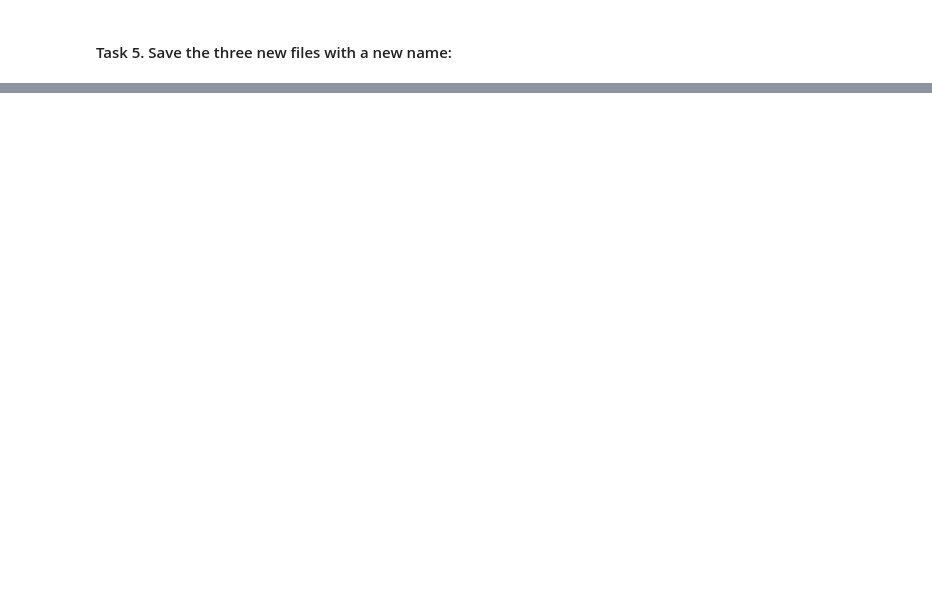
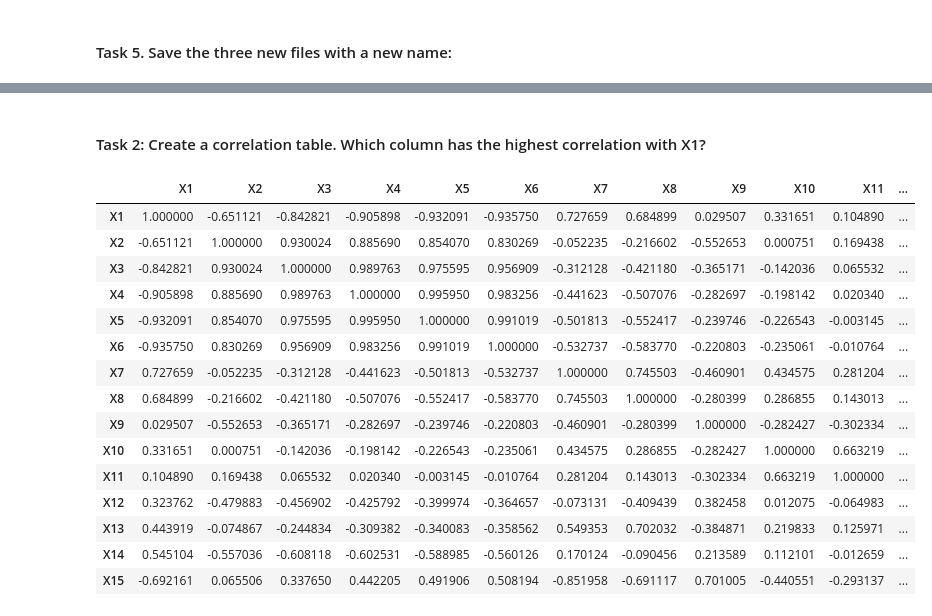
Before and after one commit to romaricoflores/bida406-predictive-analytics, a Jupyter notebook: week2/assignment1.ipynb, the cells around one changed output, grey strips where cells are left out. Cells and saved outputs as stored; diff of their text form; code cells hidden in the pictures; blank space fills up the shorter version.

Commit message:
Task 1 to 2a

```diff
--- a/week2/assignment1.ipynb
+++ b/week2/assignment1.ipynb
@@ -79,0 +271,25 @@ df_dropna.to_csv("Alfalfa-Dropped NaN.csv")
+# %% [markdown]
+#### Task 2: Create a correlation table. Which column has the highest correlation with X1?
+# %%
+#Creating a correlation table and saving it df_corrmatrix
+df_corrmatrix = df_pop0.corr()
+df_corrmatrix
+
+# NOTE: In a Pearson Correlation (i.e. default corr) a negative correlation means a low correlation.
+# %% [output]
+|  | X1 | X2 | X3 | X4 | X5 | X6 | X7 | X8 | X9 | X10 | X11 | ... |
+| X1 | 1.000000 | -0.651121 | -0.842821 | -0.905898 | -0.932091 | -0.935750 | 0.727659 | 0.684899 | 0.029507 | 0.331651 | 0.104890 | ... |
+| X2 | -0.651121 | 1.000000 | 0.930024 | 0.885690 | 0.854070 | 0.830269 | -0.052235 | -0.216602 | -0.552653 | 0.000751 | 0.169438 | ... |
+| X3 | -0.842821 | 0.930024 | 1.000000 | 0.989763 | 0.975595 | 0.956909 | -0.312128 | -0.421180 | -0.365171 | -0.142036 | 0.065532 | ... |
+| X4 | -0.905898 | 0.885690 | 0.989763 | 1.000000 | 0.995950 | 0.983256 | -0.441623 | -0.507076 | -0.282697 | -0.198142 | 0.020340 | ... |
+| X5 | -0.932091 | 0.854070 | 0.975595 | 0.995950 | 1.000000 | 0.991019 | -0.501813 | -0.552417 | -0.239746 | -0.226543 | -0.003145 | ... |
+| X6 | -0.935750 | 0.830269 | 0.956909 | 0.983256 | 0.991019 | 1.000000 | -0.532737 | -0.583770 | -0.220803 | -0.235061 | -0.010764 | ... |
+| X7 | 0.727659 | -0.052235 | -0.312128 | -0.441623 | -0.501813 | -0.532737 | 1.000000 | 0.745503 | -0.460901 | 0.434575 | 0.281204 | ... |
+| X8 | 0.684899 | -0.216602 | -0.421180 | -0.507076 | -0.552417 | -0.583770 | 0.745503 | 1.000000 | -0.280399 | 0.286855 | 0.143013 | ... |
+| X9 | 0.029507 | -0.552653 | -0.365171 | -0.282697 | -0.239746 | -0.220803 | -0.460901 | -0.280399 | 1.000000 | -0.282427 | -0.302334 | ... |
+| X10 | 0.331651 | 0.000751 | -0.142036 | -0.198142 | -0.226543 | -0.235061 | 0.434575 | 0.286855 | -0.282427 | 1.000000 | 0.663219 | ... |
+| X11 | 0.104890 | 0.169438 | 0.065532 | 0.020340 | -0.003145 | -0.010764 | 0.281204 | 0.143013 | -0.302334 | 0.663219 | 1.000000 | ... |
+| X12 | 0.323762 | -0.479883 | -0.456902 | -0.425792 | -0.399974 | -0.364657 | -0.073131 | -0.409439 | 0.382458 | 0.012075 | -0.064983 | ... |
+| X13 | 0.443919 | -0.074867 | -0.244834 | -0.309382 | -0.340083 | -0.358562 | 0.549353 | 0.702032 | -0.384871 | 0.219833 | 0.125971 | ... |
+| X14 | 0.545104 | -0.557036 | -0.608118 | -0.602531 | -0.588985 | -0.560126 | 0.170124 | -0.090456 | 0.213589 | 0.112101 | -0.012659 | ... |
+| X15 | -0.692161 | 0.065506 | 0.337650 | 0.442205 | 0.491906 | 0.508194 | -0.851958 | -0.691117 | 0.701005 | -0.440551 | -0.293137 | ... |
```
Also changed, not shown: parts of 16 cells of this notebook.
